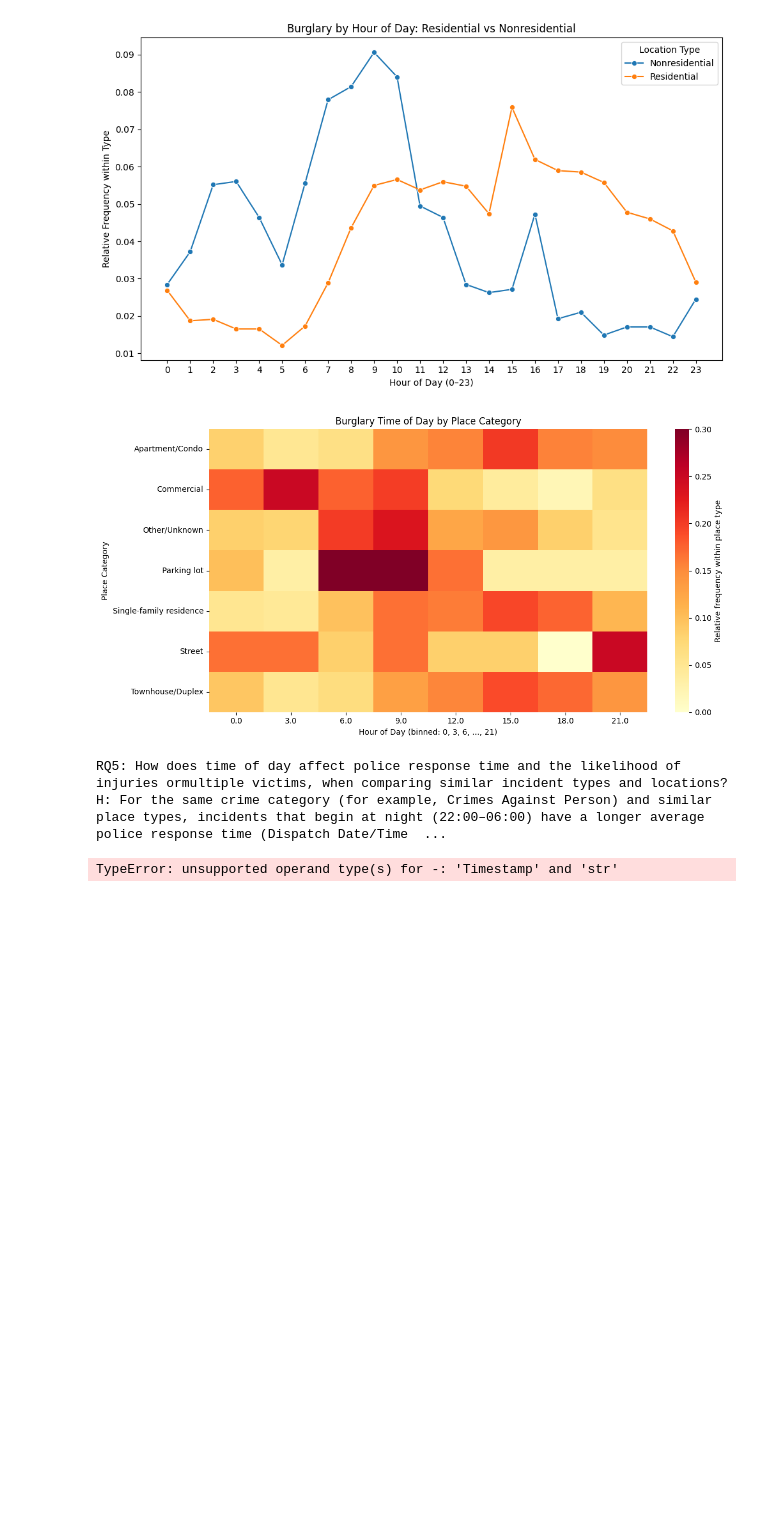
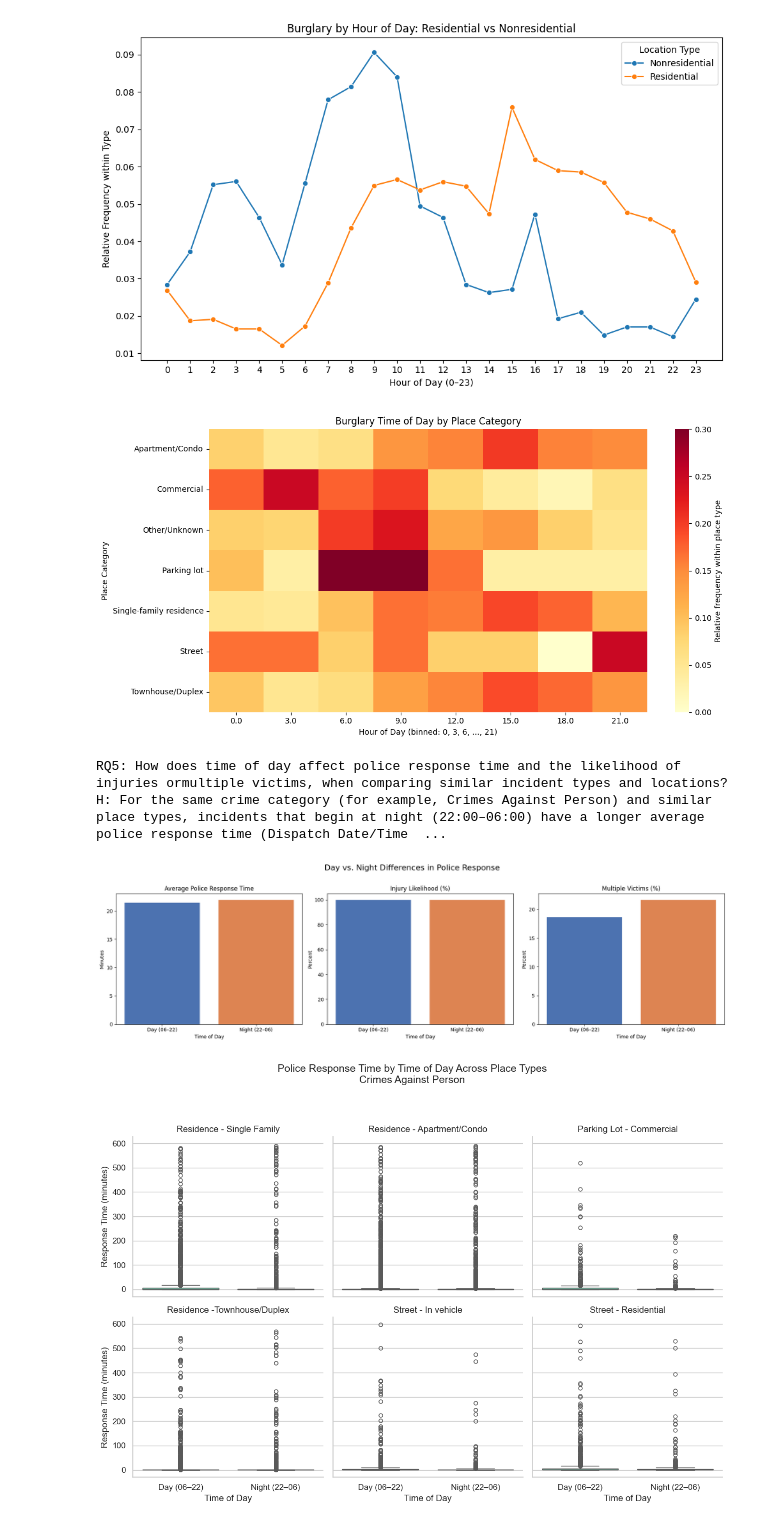
Before and after one commit to koshalaGit/CI7340_cw1, a Jupyter notebook: CW1.ipynb, the cells around one changed output. Cells and saved outputs as stored; diff of their text form; code cells hidden in the pictures; blank space fills up the shorter version.

```diff
--- a/CW1.ipynb
+++ b/CW1.ipynb
@@ -462,6 +462,10 @@ H: Residential burglaries occur more in daytime hours when residents are more li
 
 print("RQ5: How does time of day affect police response time and the likelihood of injuries ormultiple victims, when comparing similar incident types and locations?")
 print("H: For the same crime category (for example, Crimes Against Person) and similar place types, incidents that begin at night (22:00–06:00) have a longer average police response time (Dispatch Date/Time − Start_Date_Time) than incidents that begin during the day (06:00–22:00)")
+
+df["Start_Date_Time"] = pd.to_datetime(
+    df["Start_Date_Time"], errors="coerce"
+)
 
 df["Dispatch Date / Time"] = pd.to_datetime(
     df["Dispatch Date / Time"], errors="coerce"
@@ -542,36 +546,39 @@ sns.set(style="whitegrid")
 sub = df[df["Crime Name1"] == "Crime Against Person"].copy()
 
 sub["Place_simple"] = sub["Place"].fillna("Other")
 
 top_places = sub["Place_simple"].value_counts().head(6).index
 sub = sub[sub["Place_simple"].isin(top_places)]
 
 g = sns.catplot(
     data=sub,
     x="TimeOfDay",
     y="response_time_min",
     col="Place_simple",
     kind="box",
-    palette=["#4C72B0", "#DD8452"],
+    hue="TimeOfDay",
+    palette="Set2",
     col_wrap=3,
     height=4,
-    sharey=True
+    sharey=True,
+    legend=False
 )
 
 g.set_titles("{col_name}")
 g.set_axis_labels("Time of Day", "Response Time (minutes)")
 plt.suptitle(
     "Police Response Time by Time of Day Across Place Types\nCrimes Against Person",
     y=1.05,
     fontsize=14
 )
 
 plt.tight_layout()
 plt.show()
 # %% [output]
 RQ5: How does time of day affect police response time and the likelihood of injuries ormultiple victims, when comparing similar incident types and locations?
 H: For the same crime category (for example, Crimes Against Person) and similar place types, incidents that begin at night (22:00–06:00) have a longer average police response time (Dispatch Date/Time  ...
-TypeError: unsupported operand type(s) for -: 'Timestamp' and 'str'
+[figure, added]
+[figure, added]
 # %%
 # ==============================
 # RQ7: How is reported crime distributed across different police agencies and NIBRS code types?
```
Also changed, not shown: parts of 8 cells of this notebook.
